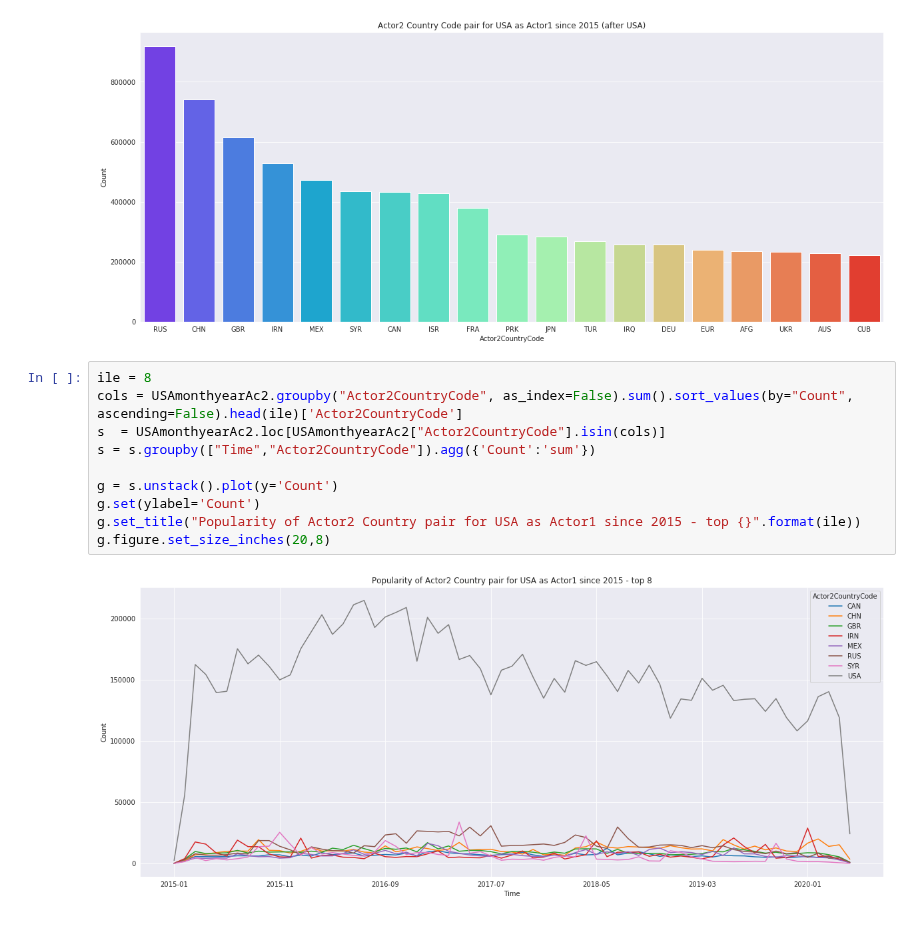
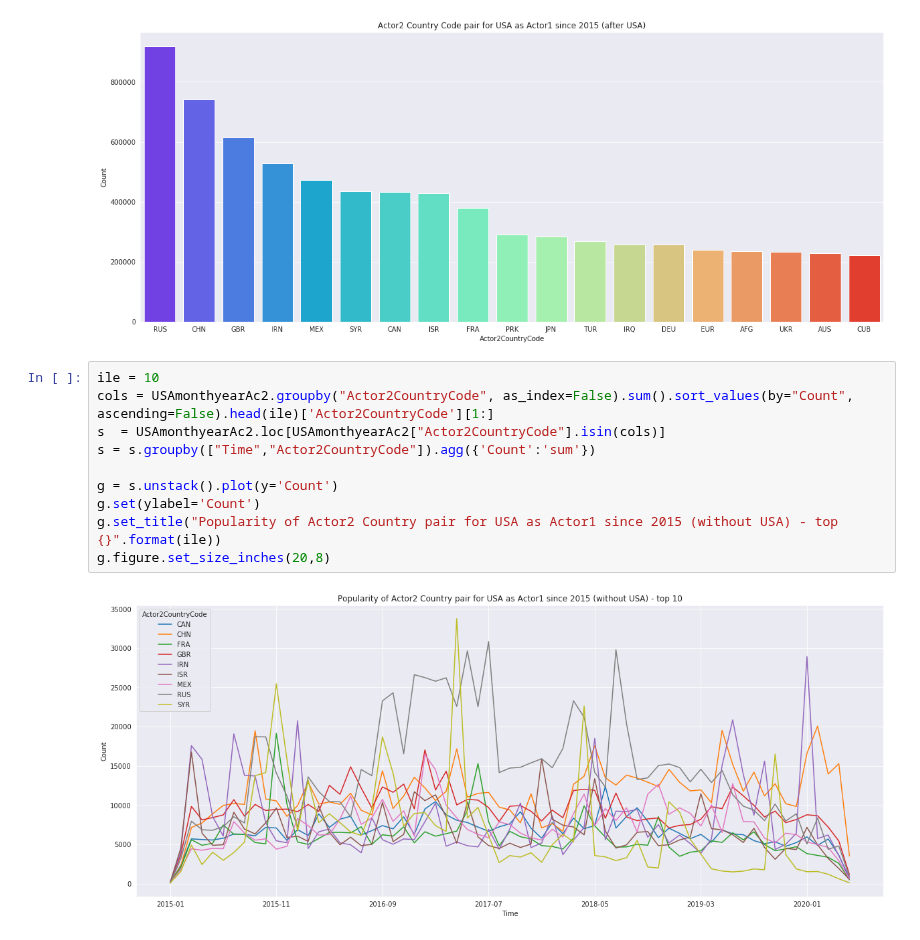
Before and after one commit to mijapa/GDELT, a Jupyter notebook: USA monthyear ac2 count.ipynb, the cells around one changed output. Cells and saved outputs as stored; diff of their text form.

Commit message:
Add comments to initial analysis (part United States) and correct figures

```diff
--- a/USA monthyear ac2 count.ipynb
+++ b/USA monthyear ac2 count.ipynb
@@ -27,17 +27,17 @@ g.figure.set_size_inches(20,8)
 # %% [output]
 [figure]
 # %%
-ile = 8
-cols = USAmonthyearAc2.groupby("Actor2CountryCode", as_index=False).sum().sort_values(by="Count", ascending=False).head(ile)['Actor2CountryCode']
+ile = 10
+cols = USAmonthyearAc2.groupby("Actor2CountryCode", as_index=False).sum().sort_values(by="Count", ascending=False).head(ile)['Actor2CountryCode'][1:]
 s  = USAmonthyearAc2.loc[USAmonthyearAc2["Actor2CountryCode"].isin(cols)]
 s = s.groupby(["Time","Actor2CountryCode"]).agg({'Count':'sum'})
 
 g = s.unstack().plot(y='Count')
 g.set(ylabel='Count')
-g.set_title("Popularity of Actor2 Country pair for USA as Actor1 since 2015 - top {}".format(ile))
+g.set_title("Popularity of Actor2 Country pair for USA as Actor1 since 2015 (without USA) - top {}".format(ile))
 g.figure.set_size_inches(20,8)
 # %% [output]
-[figure, old version]
+[figure, new version]
 # %%
 s['%']= s.groupby(level=0).apply(lambda x:  100*x / x.sum())
 
```
Also changed, not shown: parts of 1 cell of this notebook, 4 other files.
